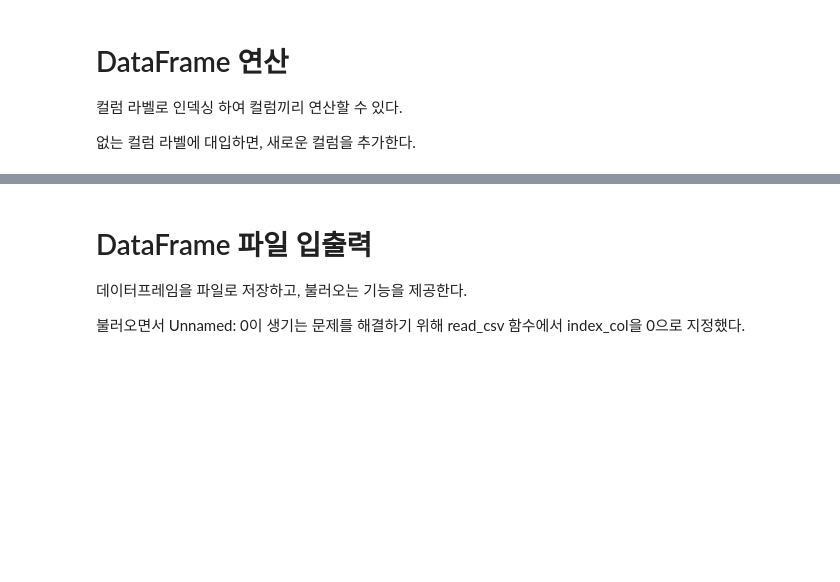
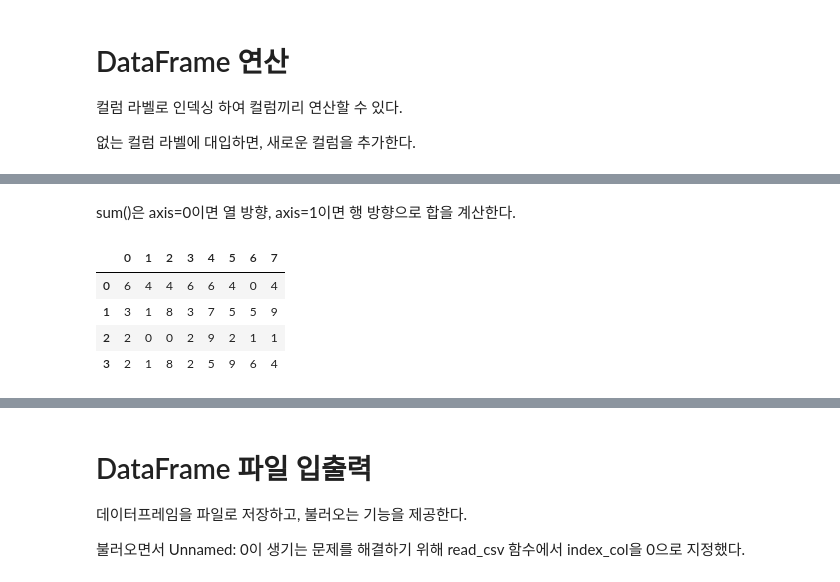
Before and after one commit to 1jelly7/test_python, a Jupyter notebook: test_pandas_dataframe.ipynb, the cells around one changed output, grey strips where cells are left out. Drawn from its saved outputs; the diff is of its cells as text; code cells hidden in the pictures; blank space fills up the shorter version.

```diff
--- a/test_pandas_dataframe.ipynb
+++ b/test_pandas_dataframe.ipynb
@@ -274,0 +400,11 @@ del df['total']
+# %% [markdown]
+sum()은 axis=0이면 열 방향, axis=1이면 행 방향으로 합을 계산한다.
+# %%
+df = pd.DataFrame(np.random.randint(10, size=(4, 8)))
+df
+# %% [output]
+|  | 0 | 1 | 2 | 3 | 4 | 5 | 6 | 7 |
+| 0 | 6 | 4 | 4 | 6 | 6 | 4 | 0 | 4 |
+| 1 | 3 | 1 | 8 | 3 | 7 | 5 | 5 | 9 |
+| 2 | 2 | 0 | 0 | 2 | 9 | 2 | 1 | 1 |
+| 3 | 2 | 1 | 8 | 2 | 5 | 9 | 6 | 4 |
```
Also changed, not shown: parts of 47 cells of this notebook, 6 other files.
